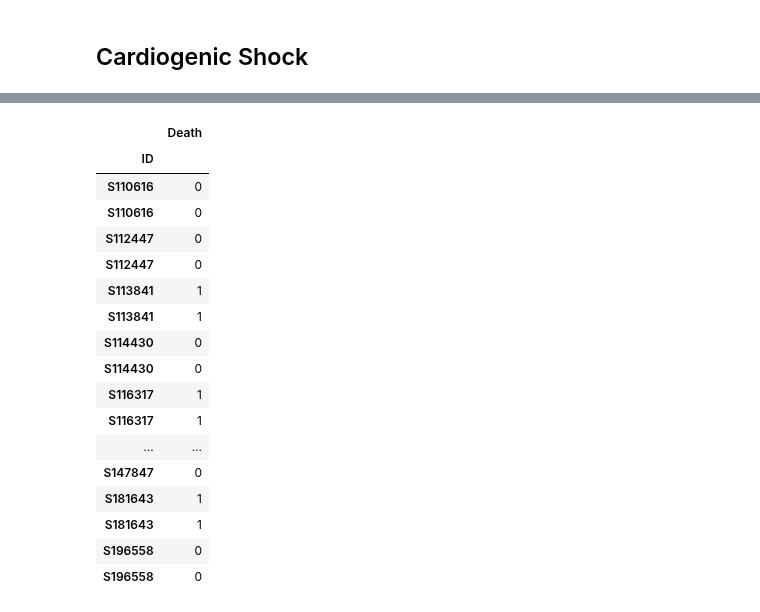
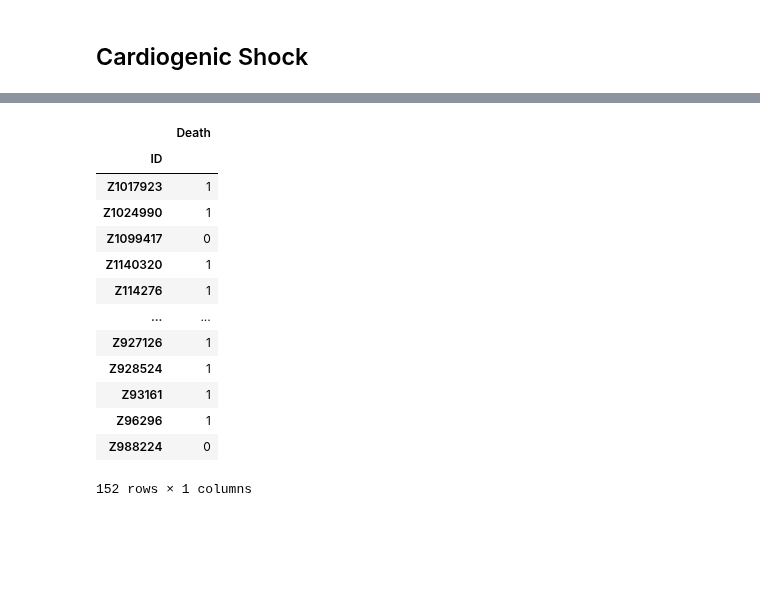
Before and after one commit to jozieLamp/CARNA, a Jupyter notebook: Score Label Preprocessing/Cardiogenic Shock Data Preprocessing.ipynb, the cells around one changed output, grey strips where cells are left out. Cells and saved outputs as stored; diff of their text form; code cells hidden in the pictures; blank space fills up the shorter version.

```diff
--- a/Score Label Preprocessing/Cardiogenic Shock Data Preprocessing.ipynb
+++ b/Score Label Preprocessing/Cardiogenic Shock Data Preprocessing.ipynb
@@ -10,6 +11,6 @@ warnings.filterwarnings('ignore')
 ## Cardiogenic Shock
 # %%
 #IMPORT FILES NEEDED
-shock = pd.read_csv("../Data Validation/Cardiogenic Shock/Raw Data/Cardiogenic Shock Full Data Set.csv", sep=",", index_col='PAT_ID').sort_index()
+shockOrig = pd.read_csv("../Data Validation/Cardiogenic Shock/Raw Data/Cardiogenic Shock Full Data Set.csv", sep=",", index_col='PAT_ID').sort_index()
 cath = pd.read_csv("../Data Validation/Cardiogenic Shock/Raw Data/Cath Data.csv", sep=",", index_col='PAT_ID').sort_index()
 echo = pd.read_csv("../Data Validation/Cardiogenic Shock/Raw Data/Echo Data.csv", sep=",", index_col='PAT_ID').sort_index()
@@ -706,27 +890,34 @@ for i in range(len(cohort)):
     df = cohort.iloc[i]
     row0 = []
     row1 = []
+    row2 = []
     row0.append(df.name)
     row1.append(df.name)
+    row2.append(df.name)
+
     for col in varz:
         if col in cohort.columns: #value for both
             row0.append(df[col])
             row1.append(df[col])
-        elif col + "_B" in cohort.columns and col + "_D" in cohort.columns:
-            row0.append(df[col+"_B"])
-            row1.append(df[col+"_D"])
-        elif col + "_B" in cohort.columns and not col + "_D" in cohort.columns:
-            row0.append(df[col+"_B"])
-            row1.append(0)
-        elif not col + "_B" in cohort.columns and col + "_D" in cohort.columns:
-            row0.append(0)
-            row1.append(df[col+"_D"])
+            row2.append(df[col])
+        elif col + "_adm1" in cohort.columns and col + "_adm2" in cohort.columns and col + "_adm3" in cohort.columns:
+            row0.append(df[col+"_adm1"])
+            row1.append(df[col+"_adm2"])
+            row2.append(df[col+"_adm3"])
+#         elif col + "_adm1" in cohort.columns and not col + "_adm2" in cohort.columns:
+#             row0.append(df[col+"_B"])
+#             row1.append(0)
+#         elif not col + "_B" in cohort.columns and col + "_D" in cohort.columns:
+#             row0.append(0)
+#             row1.append(df[col+"_D"])
         else:
             row0.append(0)
             row1.append(0)
+            row2.append(0)
 
     giantList.append(row0)
     giantList.append(row1)
+    giantList.append(row2)
 
 varz.insert(0, 'ID')
 hemoDF = pd.DataFrame(giantList, columns=varz).set_index('ID', drop=True)
@@ -750,6 +941,6 @@ hemoDF
 # %%
 #Get only patients with hemo
-hemoTest = hemoDF[['RAP', 'PAS', 'PCWP', 'CO', 'CI']]
+hemoTest = hemoDF[['RAP', 'PAS', 'PAD', 'PAMN', 'PCWP', 'CO', 'CI']]
 hemoComposite = hemoDF.loc[~(np.isnan(hemoTest)).all(axis=1)]
 print(hemoComposite.shape)
 hemoComposite.head(5)
@@ -769,38 +960,33 @@ hemoComposite.to_csv("../Data Validation/ARIC/Original DataFrames/HemoAricCohort
 # %%
 #MAke Hemo Labels
 labels = pd.DataFrame()
 labels['ID'] = hemoComposite.index
 labels = labels.set_index('ID')
 
 #Death LVAD
 lst = []
 for idx in hemoComposite.index:
-    pt = hfchfaps16.loc[idx]
-    pt1 = hfccelps16.loc[idx]
-    if pt1['CELB06'] == 'Y' or pt1['CELB12'] == 'Y' or pt['HFAA57'] == 'Y' or pt['HFAA56'] == 'Y':
+    pt = shock.loc[idx]
+    if pt['Deceased'] == 1:
         lst.append(1)
     else:
         lst.append(0)
 labels['Death'] = lst
 
 labels
 # %% [output]
 |  | Death |
 | ID |  |
-| S110616 | 0 |
-| S110616 | 0 |
-| S112447 | 0 |
-| S112447 | 0 |
-| S113841 | 1 |
-| S113841 | 1 |
-| S114430 | 0 |
-| S114430 | 0 |
-| S116317 | 1 |
-| S116317 | 1 |
+| Z1017923 | 1 |
+| Z1024990 | 1 |
+| Z1099417 | 0 |
+| Z1140320 | 1 |
+| Z114276 | 1 |
 | ... | ... |
-| S147847 | 0 |
-| S181643 | 1 |
-| S181643 | 1 |
-| S196558 | 0 |
-| S196558 | 0 |
+| Z927126 | 1 |
+| Z928524 | 1 |
+| Z93161 | 1 |
+| Z96296 | 1 |
+| Z988224 | 0 |
+152 rows × 1 columns
 # %%
```
Also changed, not shown: parts of 20 cells of this notebook, 9 other files.
